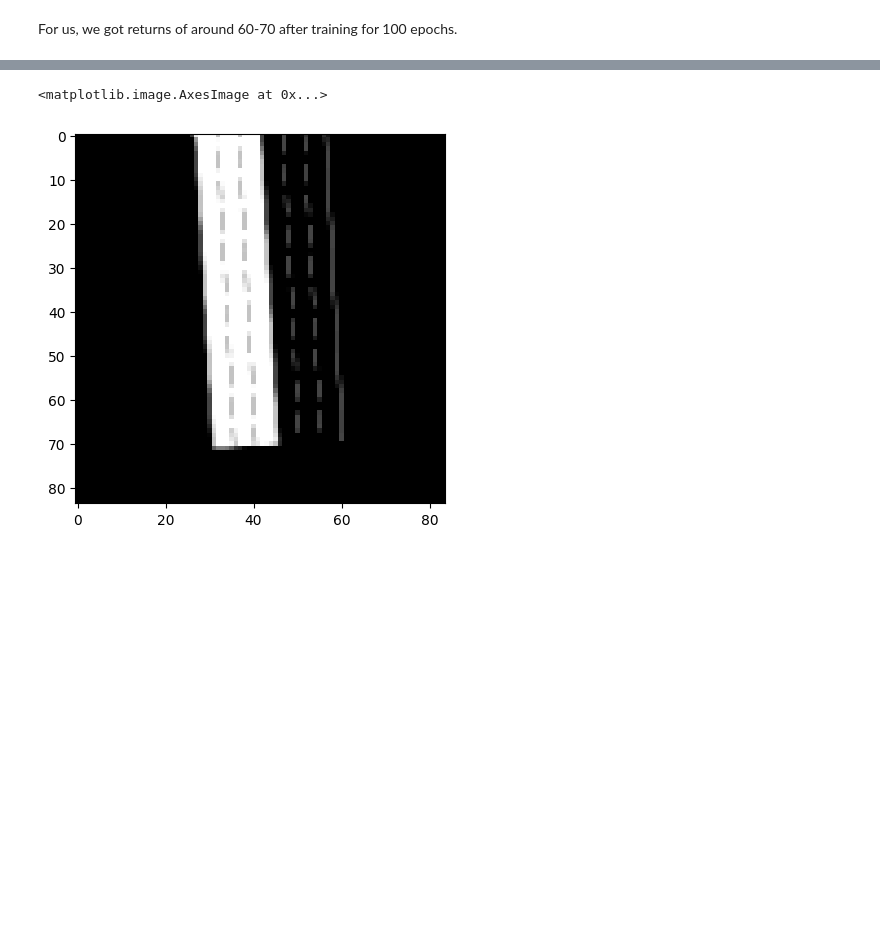
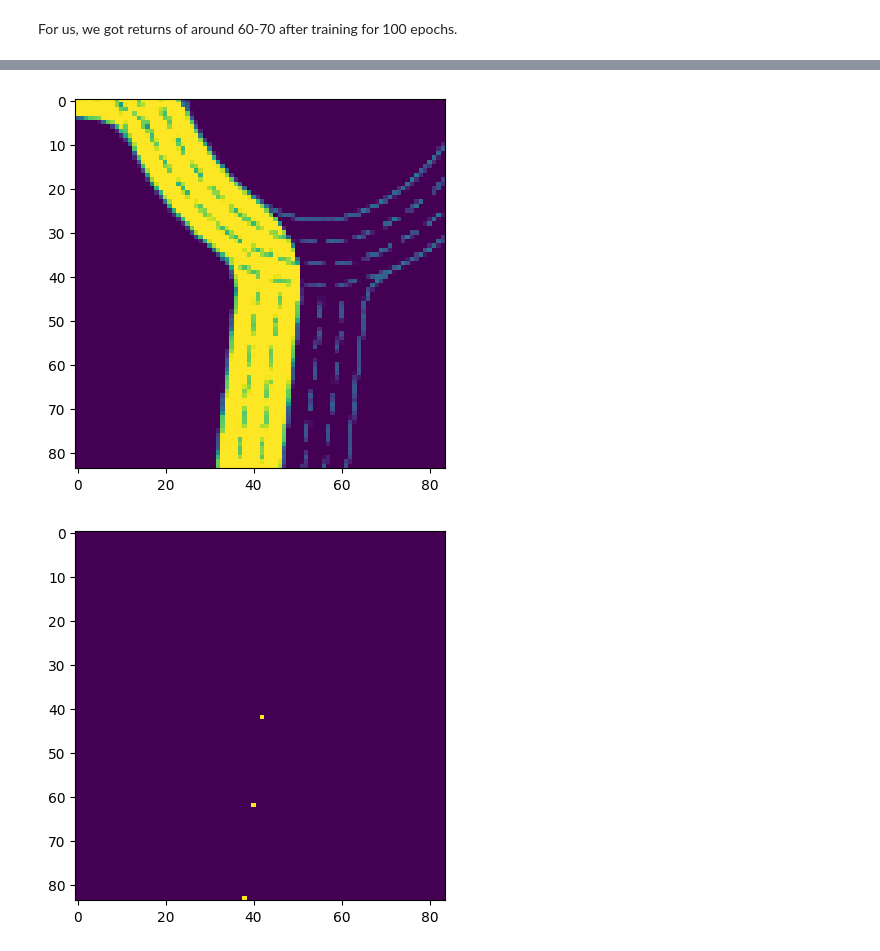
Before and after one commit to wz-ml/MetaDrive-Tutorials, a Jupyter notebook: PPO/ppo_solution.ipynb, the cells around one changed output, grey strips where cells are left out. Cells and saved outputs as stored; diff of their text form; code cells hidden in the pictures; blank space fills up the shorter version.

```diff
--- a/PPO/ppo_solution.ipynb
+++ b/PPO/ppo_solution.ipynb
@@ -449,8 +426,11 @@ print(critic.forward(obs_batch_to_tensor(obs_traj, deviceof(critic))).squeeze().
-# %%
-obs_example = obs[2].transpose(2, 0, 1)
-
-# plot the observation as an image
-plt.imshow(obs_example[0], cmap="gray")
-# %% [output]
-<matplotlib.image.AxesImage at 0x...>
-[figure, removed]
+# %%
+obs_example = obs[-1].transpose(2, 0, 1)
+
+# obs_example has shape (5, 84, 84)
+# plot each channel separately
+for i in range(5):
+    plt.imshow(obs_example[i])
+    plt.show()
+# %% [output]
+[figure, added]
+[figure, added]
```
Also changed, not shown: parts of 9 cells of this notebook, 1 other file.
